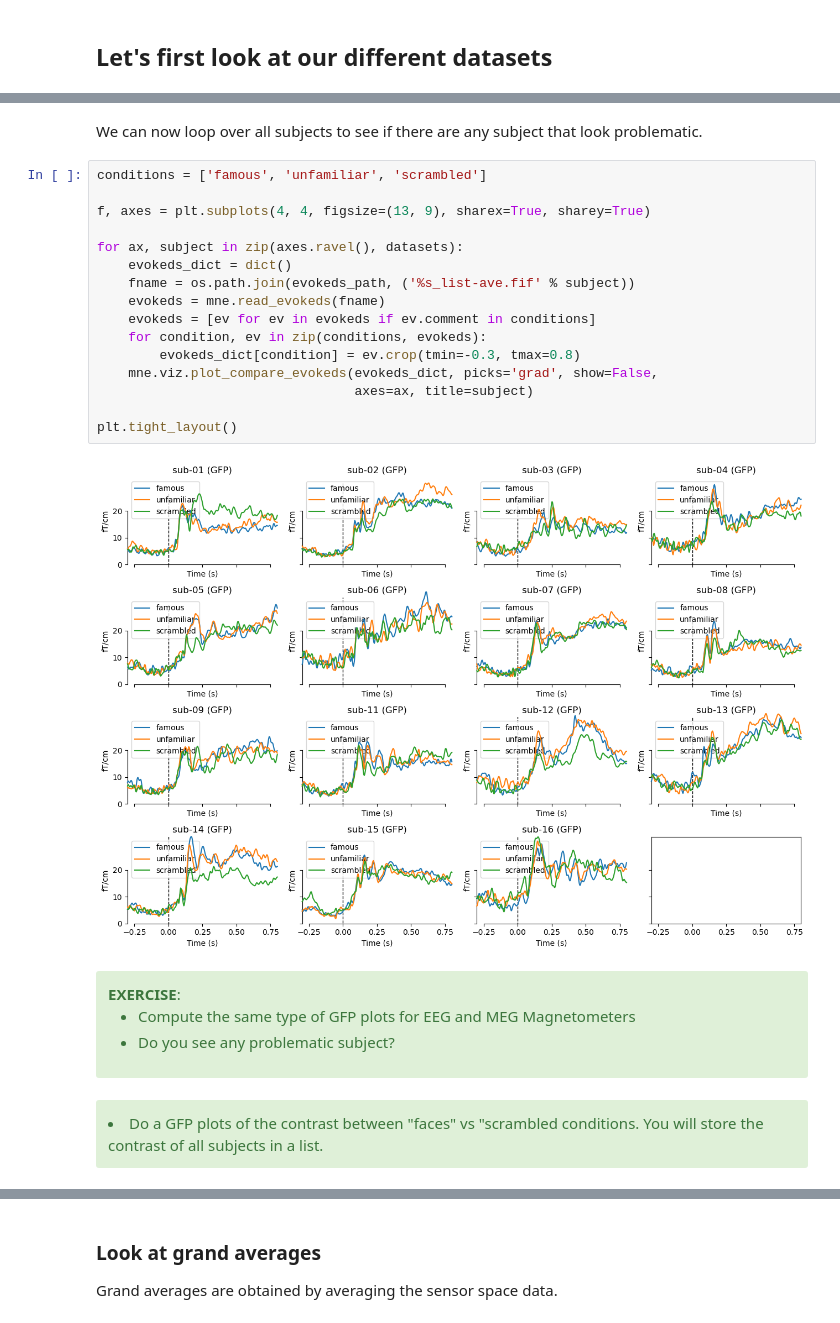
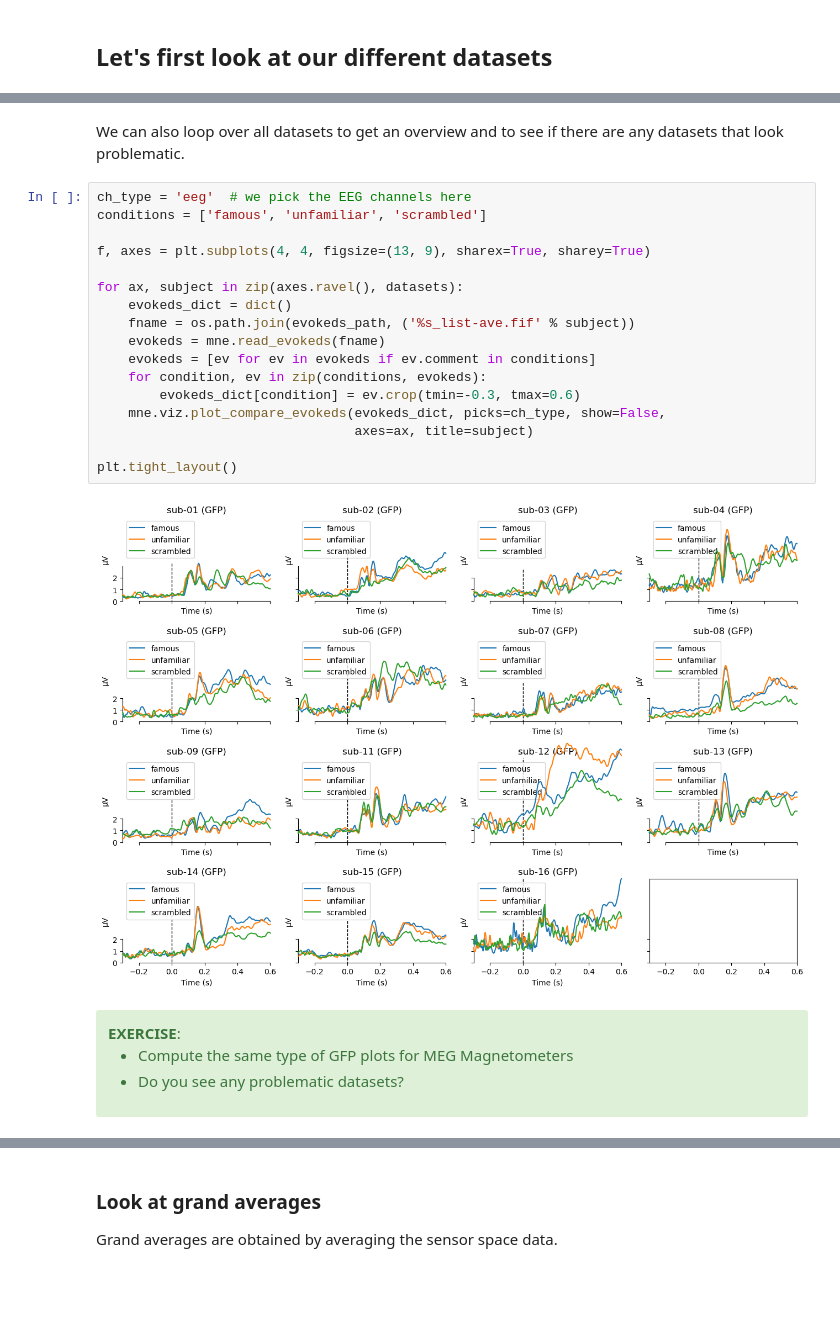
Before and after one commit to wmvanvliet/mne_practical_meeg_2025, a Jupyter notebook: 6-Group_analysis.ipynb, the cells around one changed output, grey strips where cells are left out. Cells and saved outputs as stored; diff of their text form; blank space fills up the shorter version.

```diff
--- a/6-Group_analysis.ipynb
+++ b/6-Group_analysis.ipynb
@@ -78,37 +74,30 @@ evokeds[0].plot_joint();
 # %% [markdown]
-We can now loop over all subjects to see if there are any subject
+We can also loop over all datasets to get an overview and to see if there are any datasets
 that look problematic.
 # %%
+ch_type = 'eeg'  # we pick the EEG channels here
 conditions = ['famous', 'unfamiliar', 'scrambled']
 
 f, axes = plt.subplots(4, 4, figsize=(13, 9), sharex=True, sharey=True)
 
 for ax, subject in zip(axes.ravel(), datasets):
     evokeds_dict = dict()
     fname = os.path.join(evokeds_path, ('%s_list-ave.fif' % subject))
     evokeds = mne.read_evokeds(fname)
     evokeds = [ev for ev in evokeds if ev.comment in conditions]
     for condition, ev in zip(conditions, evokeds):
-        evokeds_dict[condition] = ev.crop(tmin=-0.3, tmax=0.8)
-    mne.viz.plot_compare_evokeds(evokeds_dict, picks='grad', show=False,
+        evokeds_dict[condition] = ev.crop(tmin=-0.3, tmax=0.6)
+    mne.viz.plot_compare_evokeds(evokeds_dict, picks=ch_type, show=False,
                                  axes=ax, title=subject)
 
 plt.tight_layout()
 # %% [output]
-[figure, old version]
+[figure, new version]
 # %% [markdown]
 <div class='alert alert-success'>
     <b>EXERCISE</b>:
      <ul>
-      <li>Compute the same type of GFP plots for EEG and MEG Magnetometers</li>
-      <li>Do you see any problematic subject?</li>
+      <li>Compute the same type of GFP plots for MEG Magnetometers</li>
+      <li>Do you see any problematic datasets?</li>
     </ul>
 </div>
-# %% [markdown]
-<div class='alert alert-success">
-    <b>EXERCISE</b>:
-     <ul>
-      <li>Read all the evoked data from all subjects and store the ones for conditions 'faces' or 'scrambled' in a Python list.</li>
-      <li>Do a GFP plots of the contrast between "faces" vs "scrambled conditions. You will store the contrast of all subjects in a list.</li>
-    </ul>
-</div>
```
Also changed, not shown: parts of 29 cells of this notebook.
